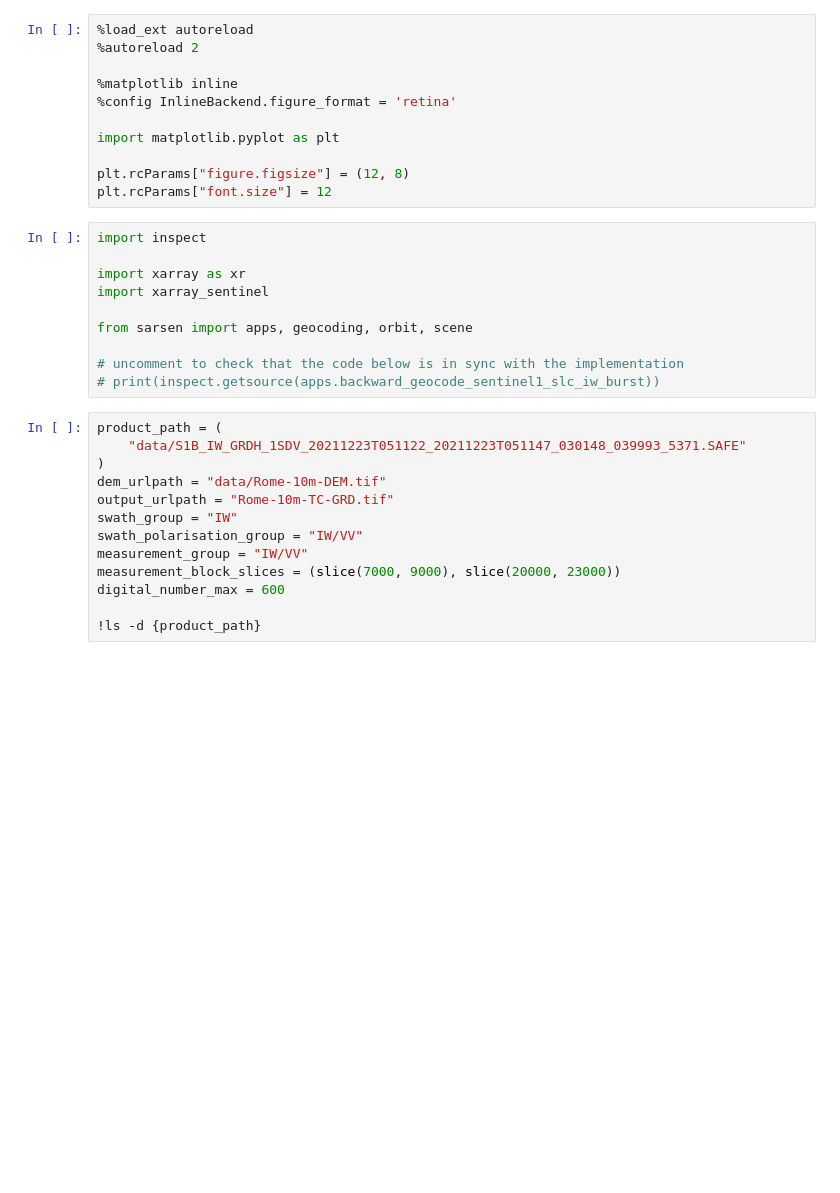
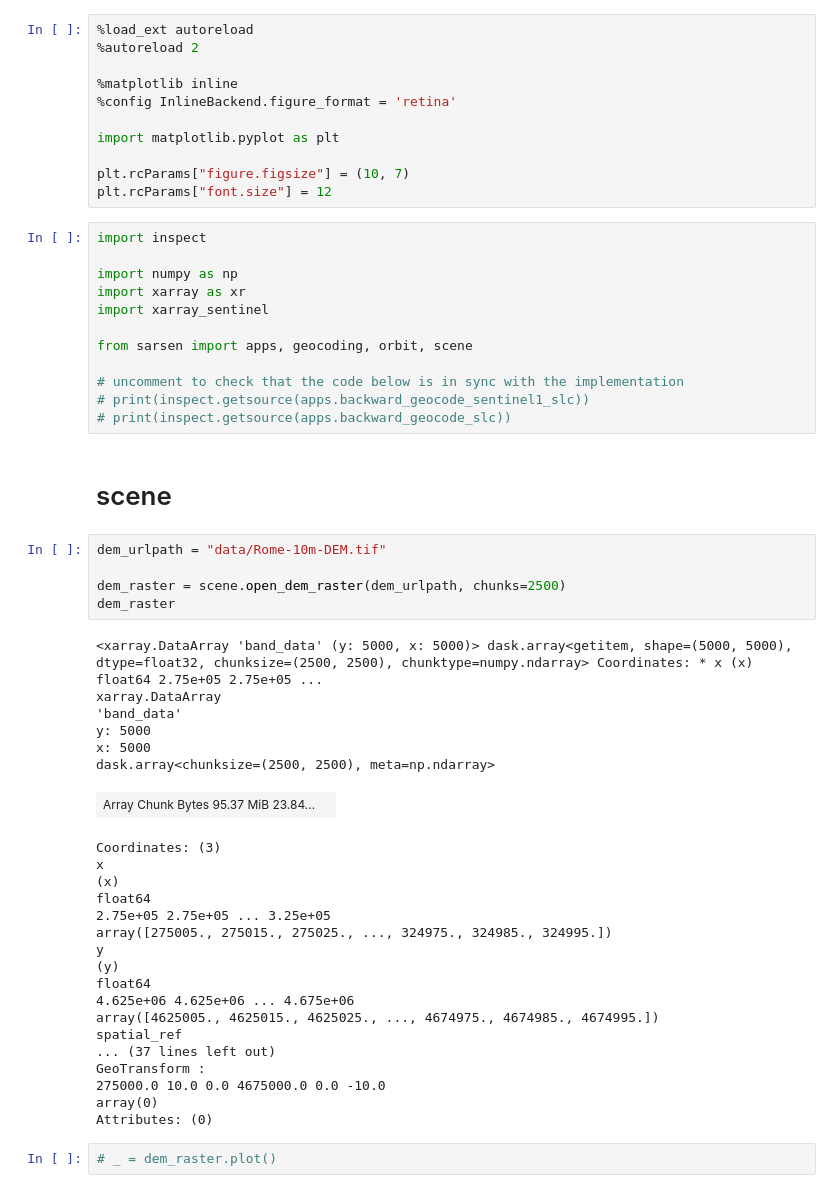
Before and after one commit to bopen/sarsen, a Jupyter notebook: notebooks/S1-GRD-IW-backward-geocode.ipynb, the cells around one changed output. Cells and saved outputs as stored; diff of their text form; blank space fills up the shorter version.

```diff
--- a/notebooks/S1-GRD-IW-backward-geocode.ipynb
+++ b/notebooks/S1-GRD-IW-backward-geocode.ipynb
@@ -7,28 +7,51 @@
 
 import matplotlib.pyplot as plt
 
-plt.rcParams["figure.figsize"] = (12, 8)
+plt.rcParams["figure.figsize"] = (10, 7)
 plt.rcParams["font.size"] = 12
 # %%
 import inspect
 
+import numpy as np
 import xarray as xr
 import xarray_sentinel
 
 from sarsen import apps, geocoding, orbit, scene
 
 # uncomment to check that the code below is in sync with the implementation
-# print(inspect.getsource(apps.backward_geocode_sentinel1_slc_iw_burst))
+# print(inspect.getsource(apps.backward_geocode_sentinel1_slc))
+# print(inspect.getsource(apps.backward_geocode_slc))
-# %%
-product_path = (
-    "data/S1B_IW_GRDH_1SDV_20211223T051122_20211223T051147_030148_039993_5371.SAFE"
-)
-dem_urlpath = "data/Rome-10m-DEM.tif"
-output_urlpath = "Rome-10m-TC-GRD.tif"
-swath_group = "IW"
-swath_polarisation_group = "IW/VV"
-measurement_group = "IW/VV"
-measurement_block_slices = (slice(7000, 9000), slice(20000, 23000))
-digital_number_max = 600
-
-!ls -d {product_path}
+# %% [markdown]
+# scene
+# %%
+dem_urlpath = "data/Rome-10m-DEM.tif"
+
+dem_raster = scene.open_dem_raster(dem_urlpath, chunks=2500)
+dem_raster
+# %% [output]
+<xarray.DataArray 'band_data' (y: 5000, x: 5000)> dask.array<getitem, shape=(5000, 5000), dtype=float32, chunksize=(2500, 2500), chunktype=numpy.ndarray> Coordinates: * x (x) float64 2.75e+05 2.75e+05 ...
+xarray.DataArray
+'band_data'
+y: 5000
+x: 5000
+dask.array<chunksize=(2500, 2500), meta=np.ndarray>
+| Array Chunk Bytes 95.37 MiB 23.84... |  |
+Coordinates: (3)
+x
+(x)
+float64
+2.75e+05 2.75e+05 ... 3.25e+05
+array([275005., 275015., 275025., ..., 324975., 324985., 324995.])
+y
+(y)
+float64
+4.625e+06 4.625e+06 ... 4.675e+06
+array([4625005., 4625015., 4625025., ..., 4674975., 4674985., 4674995.])
+spatial_ref
+... (37 lines left out)
+GeoTransform :
+275000.0 10.0 0.0 4675000.0 0.0 -10.0
+array(0)
+Attributes: (0)
+# %%
+# _ = dem_raster.plot()
```
Also changed, not shown: parts of 22 cells of this notebook, 1 other file.
